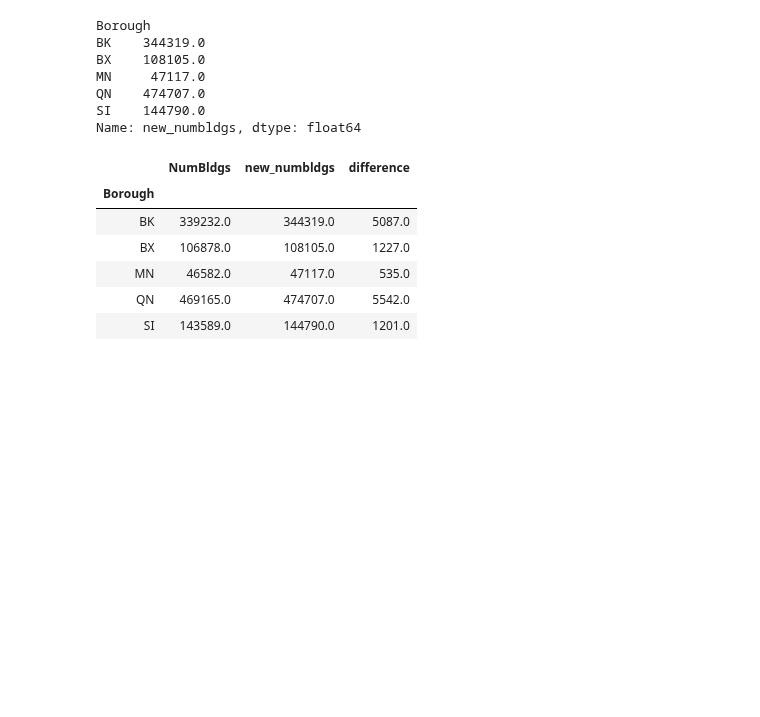
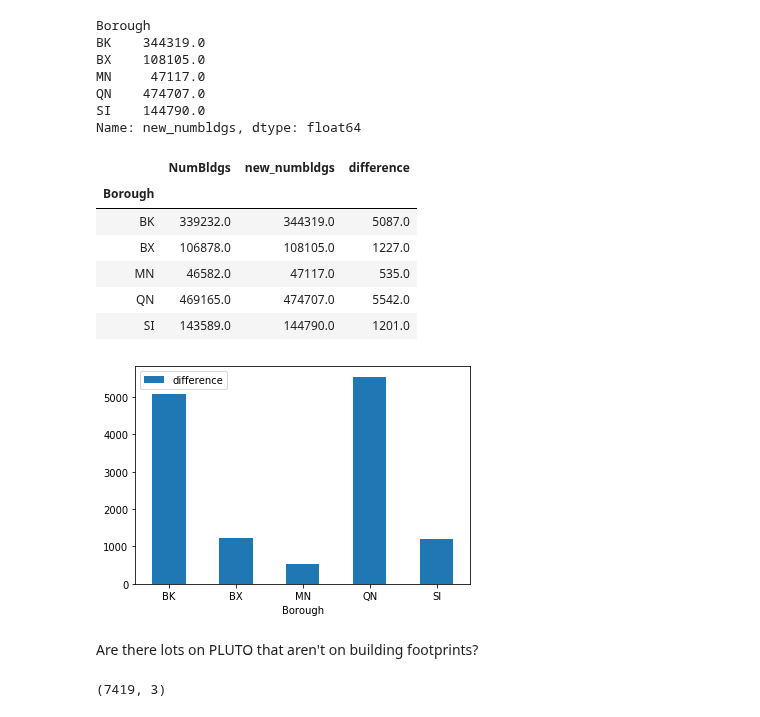
Before and after one commit to NYCPlanning/ann, a Jupyter notebook: numbldgs 2020-03/notebooks/NumBldgs from Building Footprints.ipynb, the cells around one changed output. Saved outputs shown, nothing was run; the diff lists cells and outputs as text; code cells hidden in the pictures; blank space fills up the shorter version.

Commit message:
create sample report of pluto records not on building footprints

```diff
--- a/numbldgs 2020-03/notebooks/NumBldgs from Building Footprints.ipynb
+++ b/numbldgs 2020-03/notebooks/NumBldgs from Building Footprints.ipynb
@@ -283,3 +283,20 @@ borough_before_and_after
 | MN | 46582.0 | 47117.0 | 535.0 |
 | QN | 469165.0 | 474707.0 | 5542.0 |
 | SI | 143589.0 | 144790.0 | 1201.0 |
+# %%
+ax = borough_before_and_after.reset_index().plot.bar(x='Borough', y='difference', rot=0)
+# %% [output]
+[figure, added]
+# %% [markdown]
+Are there lots on PLUTO that aren't on building footprints?
+# %%
+not_on_bf = pd.read_sql_query('''SELECT "BBL", "Address", geom
+FROM dcp.pluto202 p
+WHERE NOT EXISTS (
+	SELECT mpluto_bbl
+	FROM dcp.bldg_footprints f
+	WHERE mpluto_bbl = CAST(p."BBL" AS TEXT)
+) AND p."NumBldgs" <> 0''', cnx)
+not_on_bf.shape
+# %% [output]
+(7419, 3)
```
Also changed, not shown: parts of 2 cells of this notebook, 1 other file.
